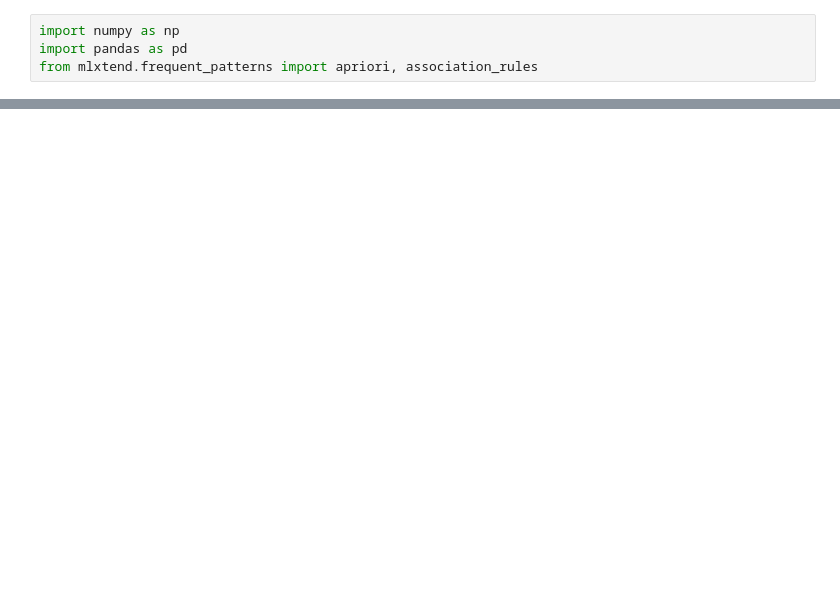
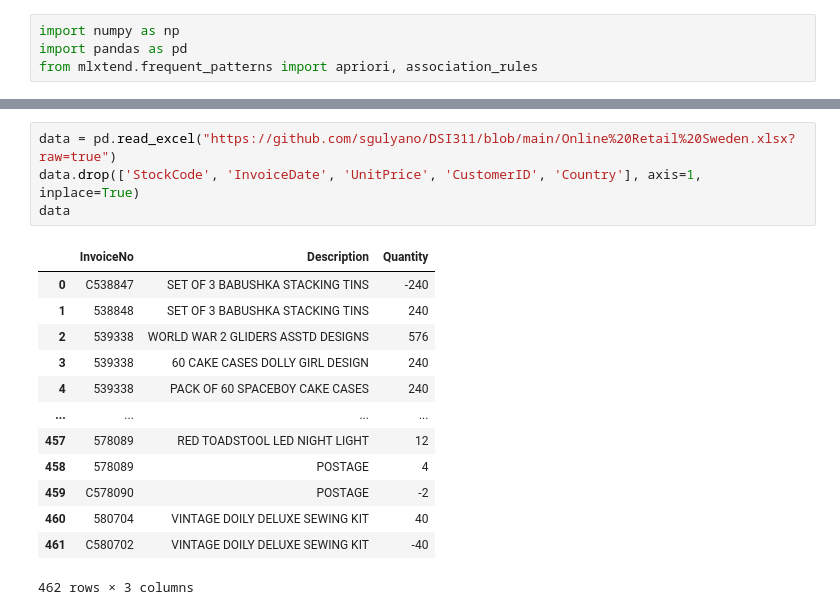
Before and after one commit to sgulyano/DSI311, a Jupyter notebook: ch13_apriori.ipynb, the cells around one changed output, grey strips where cells are left out. Drawn from its saved outputs; the diff is of its cells as text; blank space fills up the shorter version.

```diff
--- a/ch13_apriori.ipynb
+++ b/ch13_apriori.ipynb
@@ -24,0 +29,18 @@ Index(['InvoiceNo', 'StockCode', 'Description', 'Quantity', 'InvoiceDate',
+# %%
+data = pd.read_excel("https://github.com/sgulyano/DSI311/blob/main/Online%20Retail%20Sweden.xlsx?raw=true")
+data.drop(['StockCode', 'InvoiceDate', 'UnitPrice', 'CustomerID', 'Country'], axis=1, inplace=True)
+data
+# %% [output]
+|  | InvoiceNo | Description | Quantity |
+| 0 | C538847 | SET OF 3 BABUSHKA STACKING TINS | -240 |
+| 1 | 538848 | SET OF 3 BABUSHKA STACKING TINS | 240 |
+| 2 | 539338 | WORLD WAR 2 GLIDERS ASSTD DESIGNS | 576 |
+| 3 | 539338 | 60 CAKE CASES DOLLY GIRL DESIGN | 240 |
+| 4 | 539338 | PACK OF 60 SPACEBOY CAKE CASES | 240 |
+| ... | ... | ... | ... |
+| 457 | 578089 | RED TOADSTOOL LED NIGHT LIGHT | 12 |
+| 458 | 578089 | POSTAGE | 4 |
+| 459 | C578090 | POSTAGE | -2 |
+| 460 | 580704 | VINTAGE DOILY DELUXE SEWING KIT | 40 |
+| 461 | C580702 | VINTAGE DOILY DELUXE SEWING KIT | -40 |
+462 rows × 3 columns
```
Also changed, not shown: parts of 20 cells of this notebook, 1 other file.
